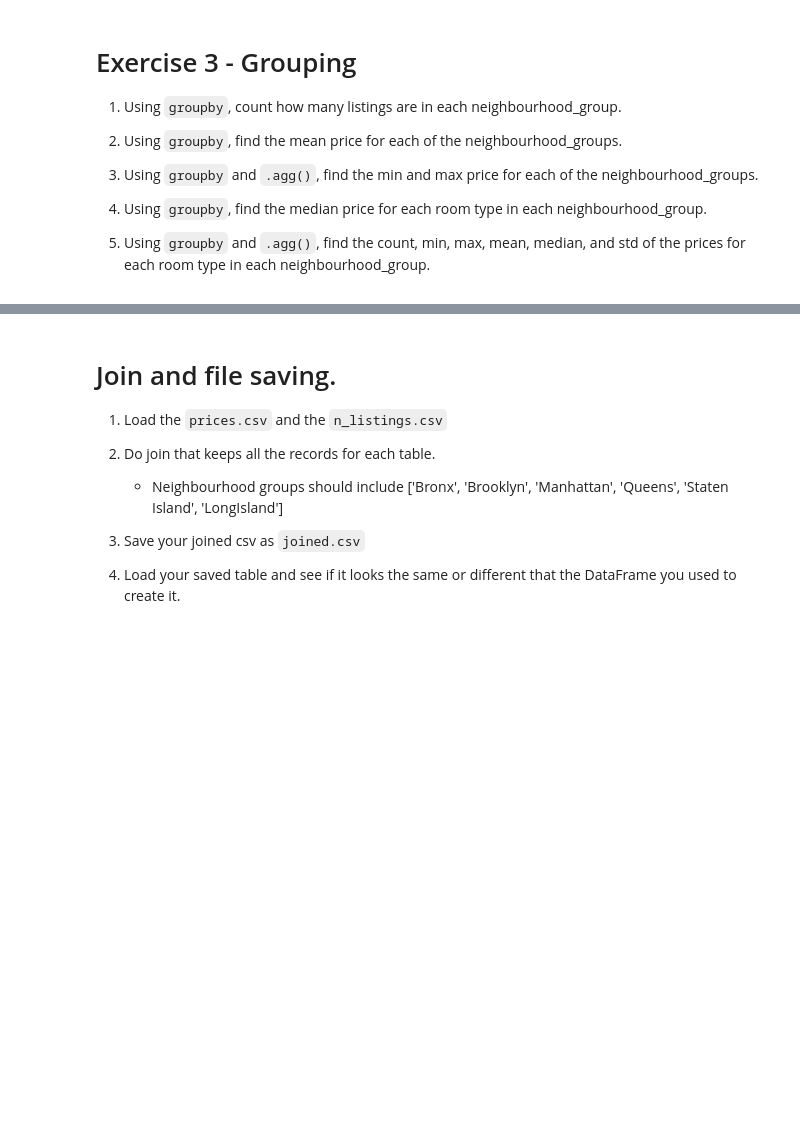
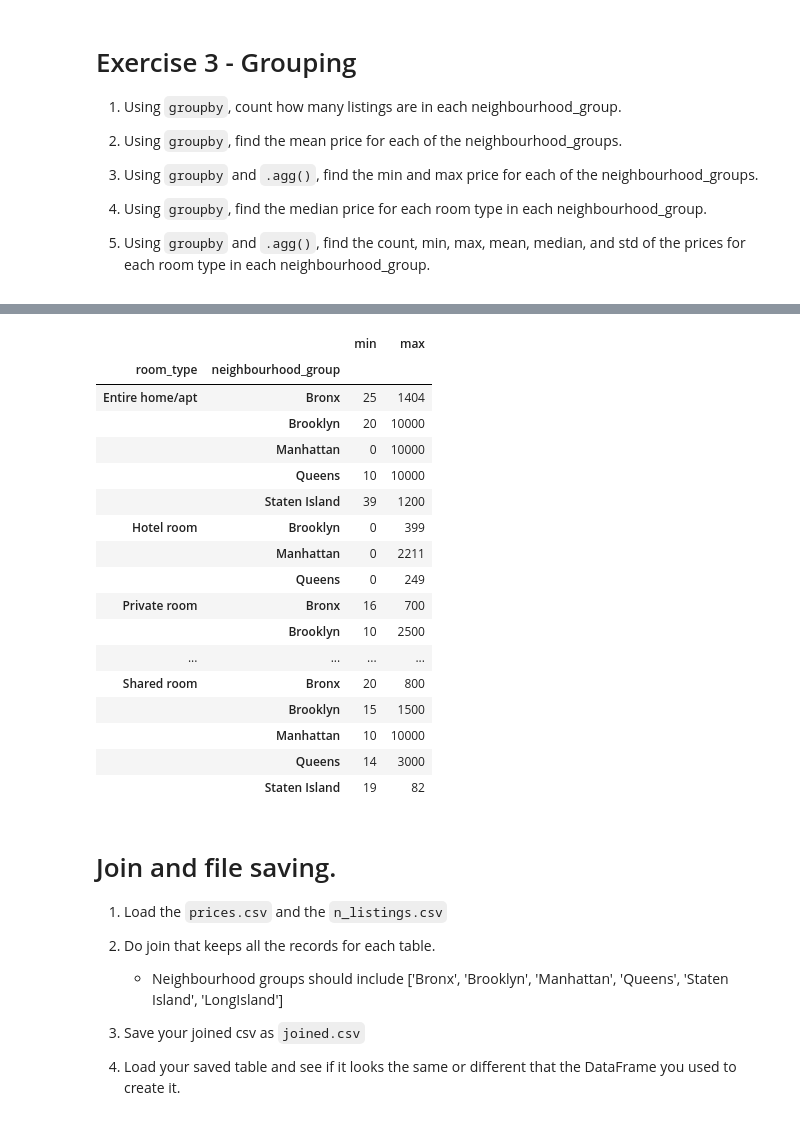
Before and after one commit to deepankarck2/2022-fall-data-science, a Jupyter notebook: Week-01-Pandas/Exercise.ipynb, the cells around one changed output, grey strips where cells are left out. Drawn from its saved outputs; the diff is of its cells as text; code cells hidden in the pictures; blank space fills up the shorter version.

```diff
--- a/Week-01-Pandas/Exercise.ipynb
+++ b/Week-01-Pandas/Exercise.ipynb
@@ -150,6 +213,32 @@ Shared room  %: 2.12134889419047%
 # %%
 # 5. Using `groupby` and `.agg()`, find the count, min, max, mean, median, and std of the prices
 # for each room type in each neighbourhood_group.
+
+
+group_by_colums=[ "room_type", "neighbourhood_group"]
+
+gbo = df.groupby(group_by_colums)
+
+gbo["price"].agg(["min", "max", ])
+# %% [output]
+|  |  | min | max |
+| room_type | neighbourhood_group |  |  |
+| Entire home/apt | Bronx | 25 | 1404 |
+|  | Brooklyn | 20 | 10000 |
+|  | Manhattan | 0 | 10000 |
+|  | Queens | 10 | 10000 |
+|  | Staten Island | 39 | 1200 |
+| Hotel room | Brooklyn | 0 | 399 |
+|  | Manhattan | 0 | 2211 |
+|  | Queens | 0 | 249 |
+| Private room | Bronx | 16 | 700 |
+|  | Brooklyn | 10 | 2500 |
+| ... | ... | ... | ... |
+| Shared room | Bronx | 20 | 800 |
+|  | Brooklyn | 15 | 1500 |
+|  | Manhattan | 10 | 10000 |
+|  | Queens | 14 | 3000 |
+|  | Staten Island | 19 | 82 |
 # %% [markdown]
 # Join and file saving.
 1. Load the `prices.csv` and the `n_listings.csv`
```
Also changed, not shown: parts of 6 cells of this notebook.
